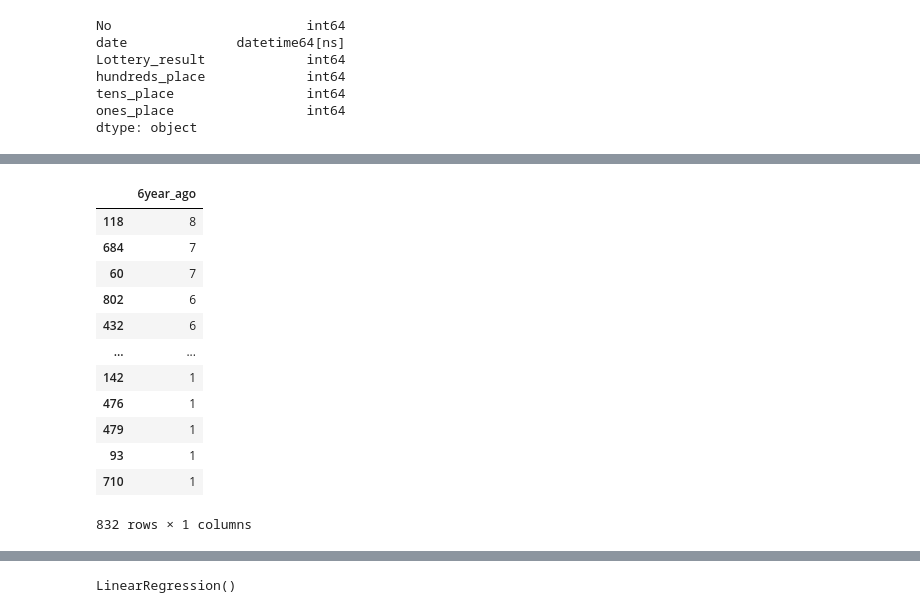
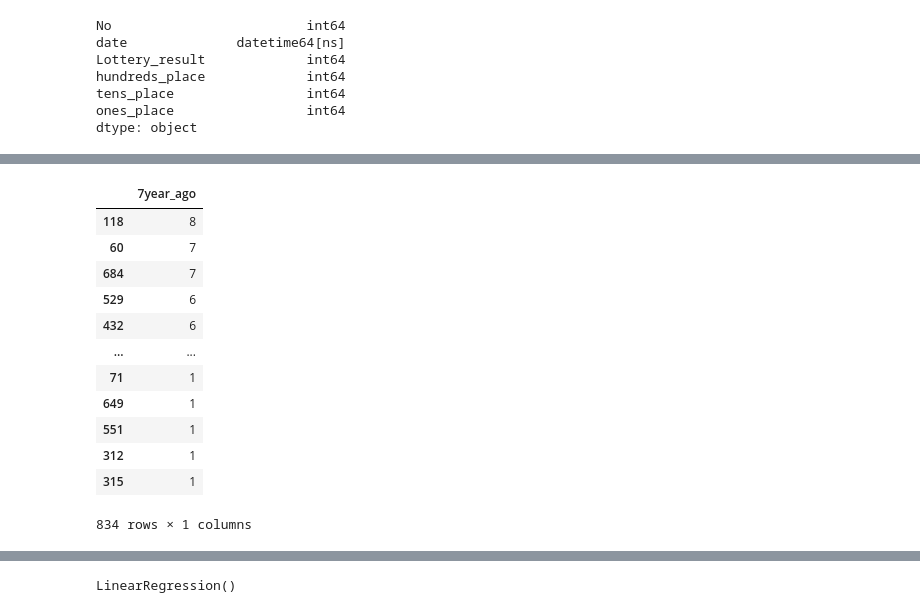
Before and after one commit to yyoshikun/workdir, a Jupyter notebook: Num_3_challenge_5.ipynb, the cells around one changed output, grey strips where cells are left out. Cells and saved outputs as stored; diff of their text form; code cells hidden in the pictures.

```diff
--- a/Num_3_challenge_5.ipynb
+++ b/Num_3_challenge_5.ipynb
@@ -566,19 +569,19 @@ Num_3_2018_2023
 # %%
 #033 6年間の出現頻度をカウント-----Namberの数を知る
-df_add=pd.DataFrame({'6year_ago':Num_3_2018_2023.loc[:,'Lottery_result'].value_counts()})
+df_add=pd.DataFrame({'7year_ago':Num_3_2018_2023.loc[:,'Lottery_result'].value_counts()})
 df_add
 # %% [output]
-|  | 6year_ago |
+|  | 7year_ago |
 | 118 | 8 |
+| 60 | 7 |
 | 684 | 7 |
-| 60 | 7 |
-| 802 | 6 |
+| 529 | 6 |
 | 432 | 6 |
 | ... | ... |
-| 142 | 1 |
-| 476 | 1 |
-| 479 | 1 |
-| 93 | 1 |
-| 710 | 1 |
+| 71 | 1 |
+| 649 | 1 |
+| 551 | 1 |
+| 312 | 1 |
+| 315 | 1 |
-832 rows × 1 columns
+834 rows × 1 columns
 # %%
```
Also changed, not shown: parts of 79 cells of this notebook, 6 other files.
